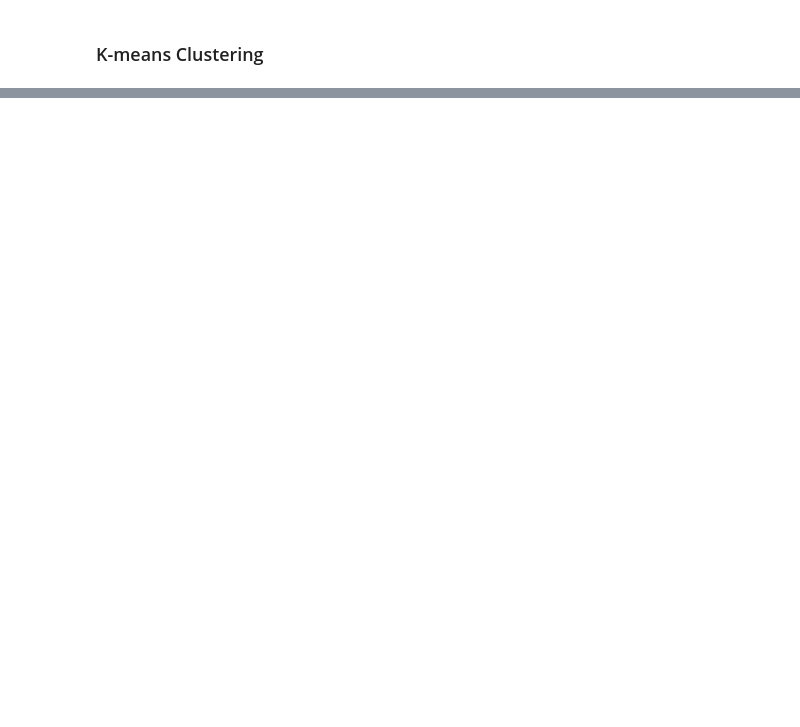
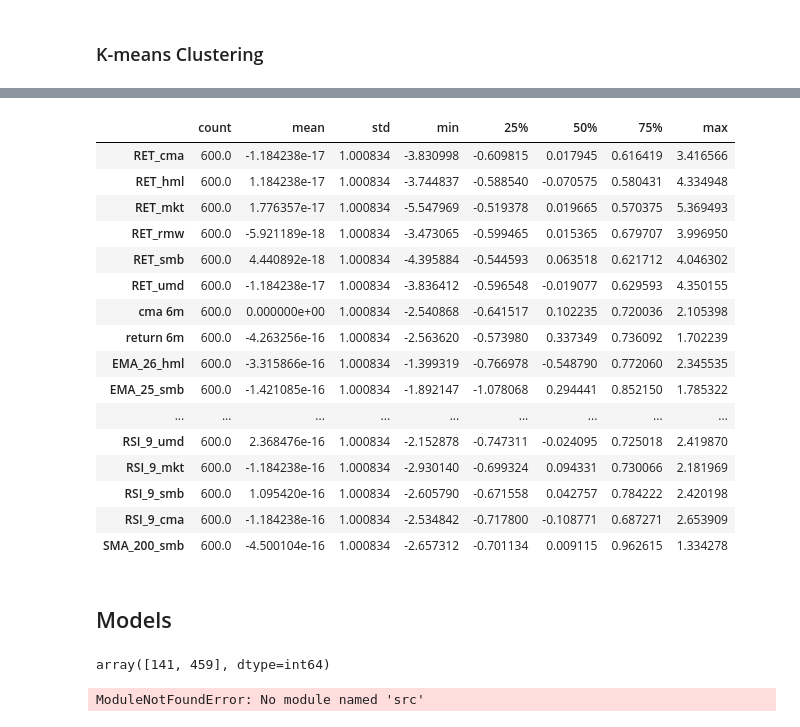
Before and after one commit to NatamonTonfon/NSC, a Jupyter notebook: model/CMA model.ipynb, the cells around one changed output, grey strips where cells are left out. Cells and saved outputs as stored; diff of their text form; code cells hidden in the pictures; blank space fills up the shorter version.

```diff
--- a/model/CMA model.ipynb
+++ b/model/CMA model.ipynb
@@ -412,0 +496,23 @@ for k in K:
+# %%
+# EDA on the final input matrix
+X_train.describe().T
+# %% [output]
+|  | count | mean | std | min | 25% | 50% | 75% | max |
+| RET_cma | 600.0 | -1.184238e-17 | 1.000834 | -3.830998 | -0.609815 | 0.017945 | 0.616419 | 3.416566 |
+| RET_hml | 600.0 | 1.184238e-17 | 1.000834 | -3.744837 | -0.588540 | -0.070575 | 0.580431 | 4.334948 |
+| RET_mkt | 600.0 | 1.776357e-17 | 1.000834 | -5.547969 | -0.519378 | 0.019665 | 0.570375 | 5.369493 |
+| RET_rmw | 600.0 | -5.921189e-18 | 1.000834 | -3.473065 | -0.599465 | 0.015365 | 0.679707 | 3.996950 |
+| RET_smb | 600.0 | 4.440892e-18 | 1.000834 | -4.395884 | -0.544593 | 0.063518 | 0.621712 | 4.046302 |
+| RET_umd | 600.0 | -1.184238e-17 | 1.000834 | -3.836412 | -0.596548 | -0.019077 | 0.629593 | 4.350155 |
+| cma 6m | 600.0 | 0.000000e+00 | 1.000834 | -2.540868 | -0.641517 | 0.102235 | 0.720036 | 2.105398 |
+| return 6m | 600.0 | -4.263256e-16 | 1.000834 | -2.563620 | -0.573980 | 0.337349 | 0.736092 | 1.702239 |
+| EMA_26_hml | 600.0 | -3.315866e-16 | 1.000834 | -1.399319 | -0.766978 | -0.548790 | 0.772060 | 2.345535 |
+| EMA_25_smb | 600.0 | -1.421085e-16 | 1.000834 | -1.892147 | -1.078068 | 0.294441 | 0.852150 | 1.785322 |
+| ... | ... | ... | ... | ... | ... | ... | ... | ... |
+| RSI_9_umd | 600.0 | 2.368476e-16 | 1.000834 | -2.152878 | -0.747311 | -0.024095 | 0.725018 | 2.419870 |
+| RSI_9_mkt | 600.0 | -1.184238e-16 | 1.000834 | -2.930140 | -0.699324 | 0.094331 | 0.730066 | 2.181969 |
+| RSI_9_smb | 600.0 | 1.095420e-16 | 1.000834 | -2.605790 | -0.671558 | 0.042757 | 0.784222 | 2.420198 |
+| RSI_9_cma | 600.0 | -1.184238e-16 | 1.000834 | -2.534842 | -0.717800 | -0.108771 | 0.687271 | 2.653909 |
+| SMA_200_smb | 600.0 | -4.500104e-16 | 1.000834 | -2.657312 | -0.701134 | 0.009115 | 0.962615 | 1.334278 |
+# %% [markdown]
+## Models
@@ -412,0 +526,17 @@ for k in K:
+# %%
+# Check class frequency
+c = np.bincount(y_train)
+c
+# %% [output]
+array([141, 459], dtype=int64)
+# %%
+import src
+from src.config import *
+
+# Calculate class weights
+class_weight = cwts(y_train)
+
+# Check the class weights
+class_weight[0] * c[0], class_weight[1] * c[1]
+# %% [output]
+ModuleNotFoundError: No module named 'src'
```
Also changed, not shown: parts of 12 cells of this notebook, 1 other file.
